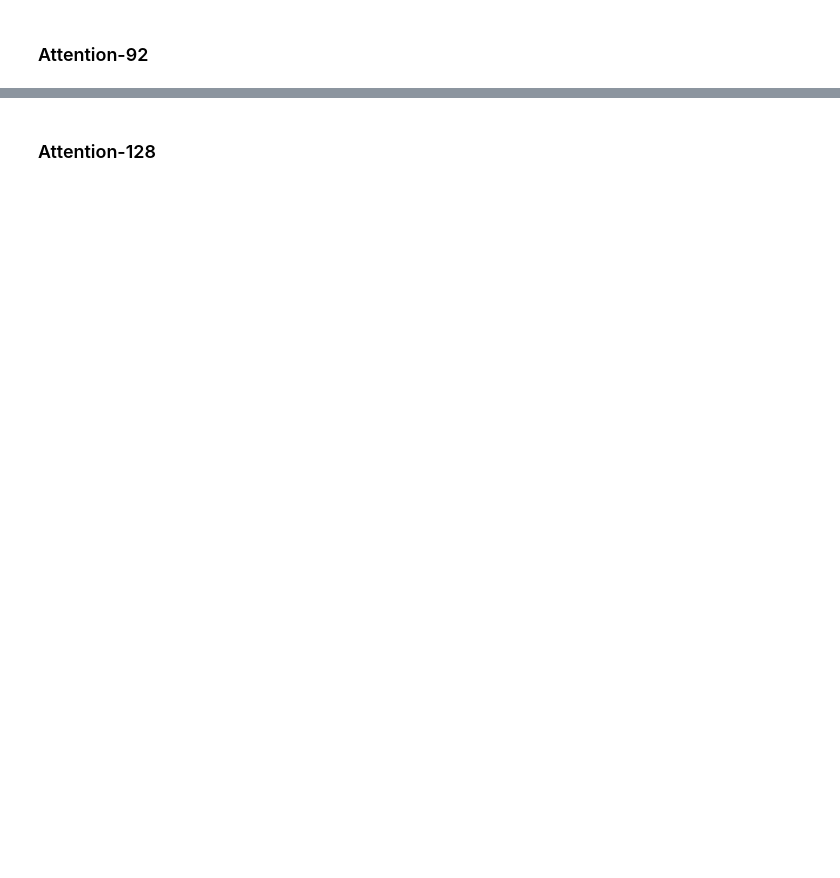
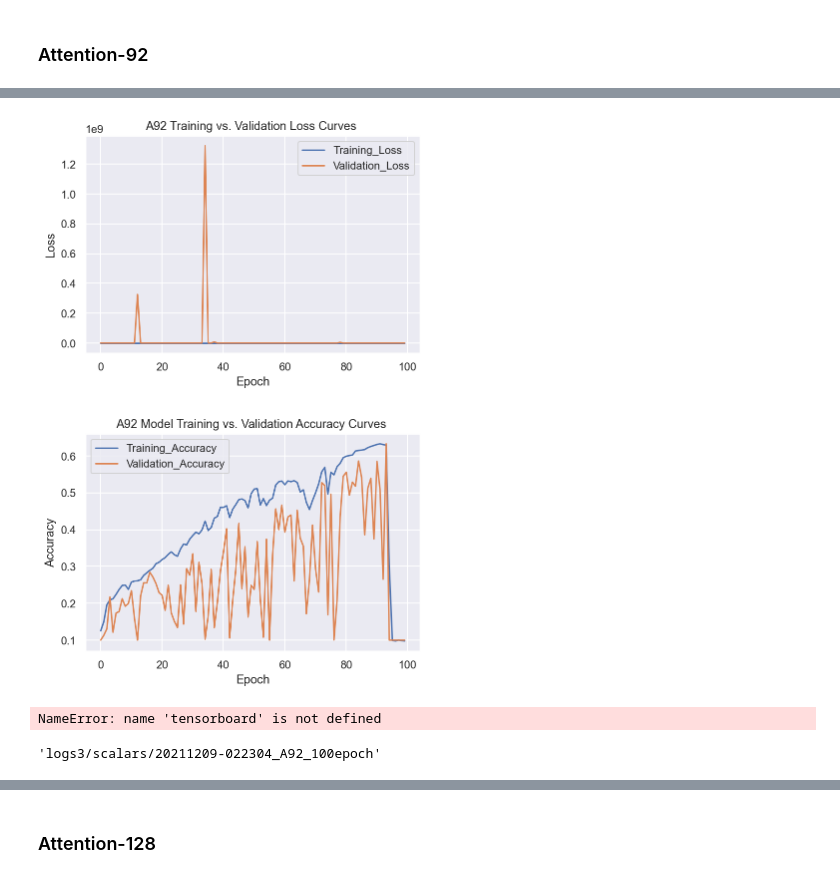
Before and after one commit to NERDecbm4040/recreating-residual-attention-network, a Jupyter notebook: nbks/multi_arch_cifar10.ipynb, the cells around one changed output, grey strips where cells are left out. Saved outputs shown, nothing was run; the diff lists cells and outputs as text; code cells hidden in the pictures; blank space fills up the shorter version.

```diff
--- a/nbks/multi_arch_cifar10.ipynb
+++ b/nbks/multi_arch_cifar10.ipynb
@@ -140,0 +182,5 @@ Epoch 10/10
+# %%
+INPUT_SHAPE = x_train.shape[1:]
+NUM_CLASS = y_train.shape[1]
+BATCH_SIZE = 256
+N_EPOCH = 100
@@ -266,12 +904,12 @@ _________________________________________________________________
 # %%
-a92_model = ran_model
+a92_model_100epoch = ran_model
 
-a92_model.compile(optimizer=tf.keras.optimizers.Adam(),
+a92_model_100epoch.compile(optimizer=tf.keras.optimizers.Adam(learning_rate=0.0037356),
                   loss=tf.keras.losses.CategoricalCrossentropy(),
                   metrics=['accuracy'])
 
 
-history = a92_model.fit(train_ds,
+history_A92_100epoch = a92_model_100epoch.fit(train_ds,
                         validation_data=val_ds,
-                        epochs=N_EPOCH, verbose=1)
+                        epochs=N_EPOCH,callbacks=[lrReduceCallback,tensorboard_callback,model_checkpoint_callback,csvCallback])
 # %% [output]
@@ -297,0 +933,29 @@ Epoch 10/10
+# %%
+#A92 Model Plots
+#Plot Loss curve first
+plt.figure()
+plt.plot(history_A92_100epoch.history['loss'],label='Training_Loss')
+plt.plot(history_A92_100epoch.history['val_loss'],label='Validation_Loss')
+plt.title("A92 Training vs. Validation Loss Curves ")
+plt.legend()
+plt.ylabel('Loss')
+plt.xlabel("Epoch")
+
+plt.savefig("fig_A92_loss_blowup.png")
+plt.show()
+
+plt.figure()
+#Plot Training vs. Validation Accuracy curve for same model
+plt.plot(history_A92_100epoch.history['accuracy'],label='Training_Accuracy')
+plt.plot(history_A92_100epoch.history['val_accuracy'],label='Validation_Accuracy')
+plt.title("A92 Model Training vs. Validation Accuracy Curves ")
+plt.legend()
+plt.ylabel('Accuracy')
+plt.xlabel("Epoch")
+
+plt.savefig("fig_A92_accuracy_blowup.png")
+
+plt.show()
+# %% [output]
+[figure, added]
+[figure, added]
@@ -297,0 +964,8 @@ Epoch 10/10
+# %%
+tensorboard.reset_default_graph()
+# %% [output]
+NameError: name 'tensorboard' is not defined
+# %%
+logdir
+# %% [output]
+'logs3/scalars/20211209-022304_A92_100epoch'
```
Also changed, not shown: parts of 94 cells of this notebook, 17 other files.
